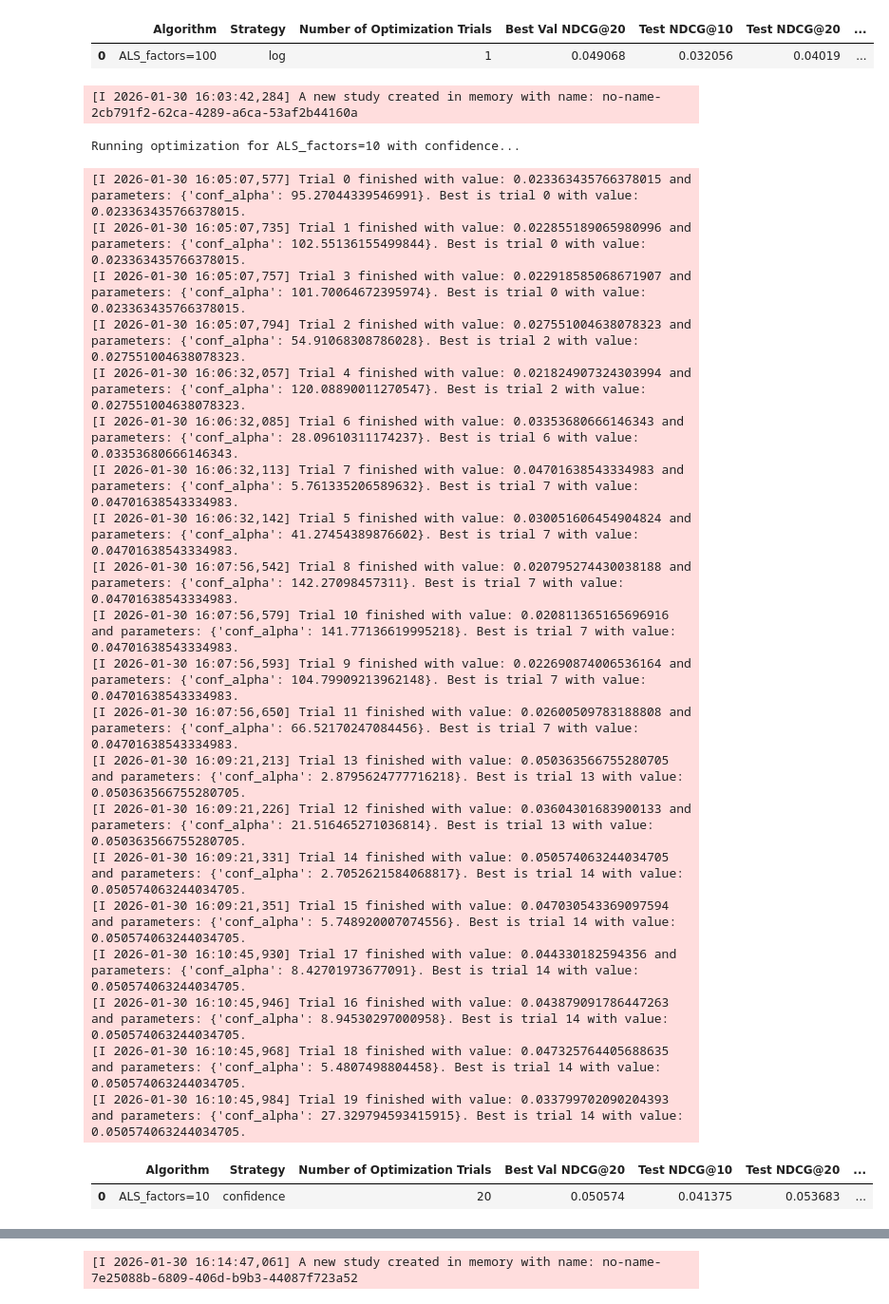
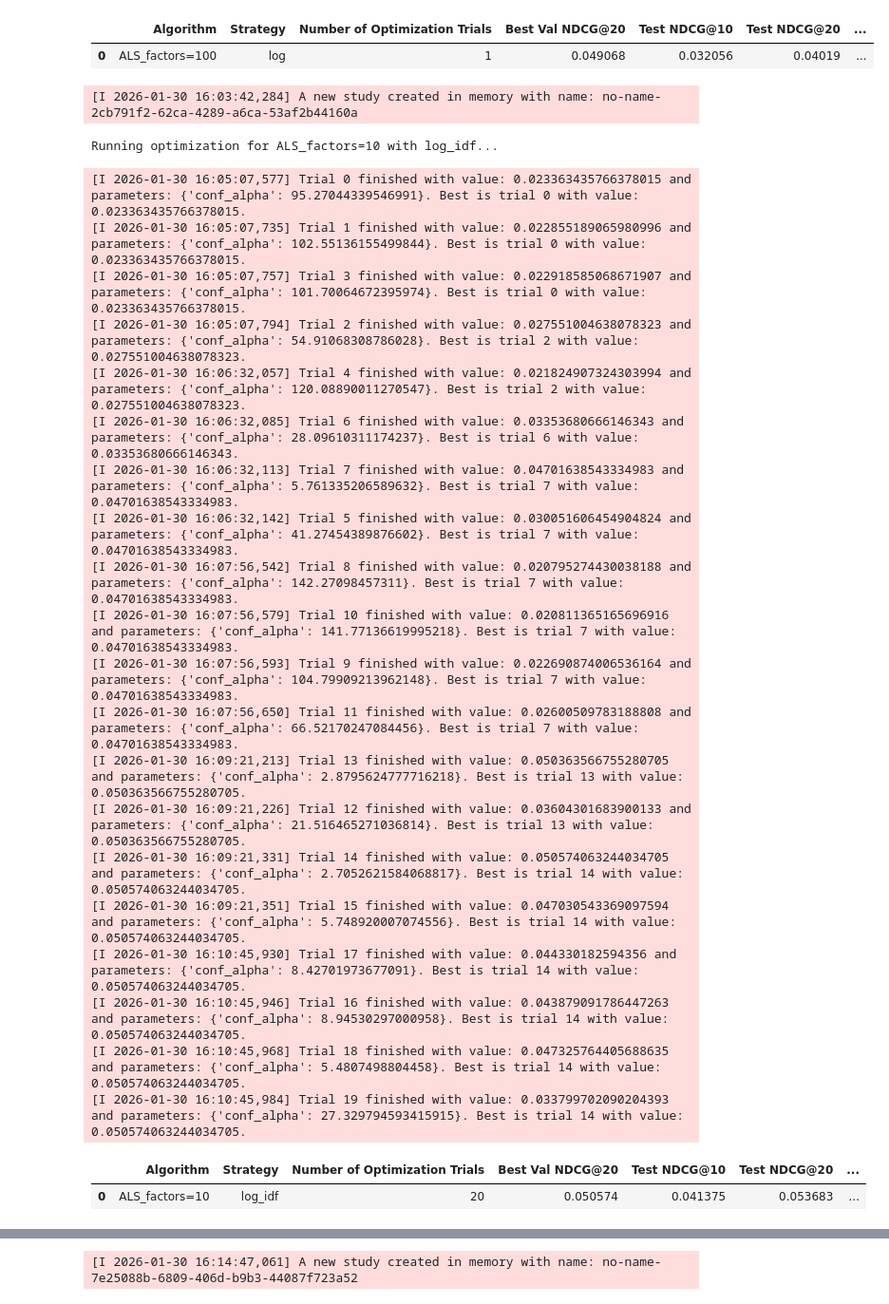
Before and after one commit to insanewarrior/rec-sys-research, a Jupyter notebook: weighting_is_fun/3_steam_als.ipynb, the cells around one changed output, grey strips where cells are left out. Shown at 95% size. Drawn from its saved outputs; the diff is of its cells as text; code cells hidden in the pictures.

```diff
--- a/weighting_is_fun/3_steam_als.ipynb
+++ b/weighting_is_fun/3_steam_als.ipynb
@@ -72,7 +72,7 @@ def run_hyperparameter_optimization(
         "bm25",
         "tfidf",
         "log",
-        "confidence",
+        "log_idf",
         "power",
         "normalized",
         "pmi",
@@ -96,8 +96,8 @@ def run_hyperparameter_optimization(
         weighted = matrix.copy()
         if strategy == "bm25":
             weighted = bm25_weight(weighted, K1=params.get("bm25_k1"), B=params.get("bm25_b"))
-        elif strategy == "confidence":
-            weighted = confidence_weight(weighted, alpha=params.get("conf_alpha"))
+        elif strategy == "log_idf":
+            weighted = log_idf_weight(weighted, alpha=params.get("conf_alpha"))
         elif strategy == "power":
             weighted = power_weight(weighted, p=params.get("power_p"))
         elif strategy == "tfidf":
@@ -124,7 +124,7 @@ def run_hyperparameter_optimization(
         if strategy == "bm25":
             params["bm25_k1"] = trial.suggest_float("bm25_k1", 0.1, 1000)
             params["bm25_b"] = trial.suggest_float("bm25_b", 0.0, 1.0)
-        elif strategy == "confidence":
+        elif strategy == "log_idf":
             params["conf_alpha"] = trial.suggest_float("conf_alpha", 1.0, 150.0)
         elif strategy == "power":
             params["power_p"] = trial.suggest_float("power_p", 0.1, 1.5)
@@ -148,7 +148,7 @@ def run_hyperparameter_optimization(
         return ranking_metrics_at_k(model, train_mat, val_mat, K=20, show_progress=False)['ndcg']
 
     # Optimize only if strategy has parameters
-    current_trials = n_trials if strategy in ["bm25", "confidence", "power", "robust_user_centric", "robust_user_centric_weight_v2", "sigmoid_propensity", "power_lift"] else 1
+    current_trials = n_trials if strategy in ["bm25", "log_idf", "power", "robust_user_centric", "robust_user_centric_weight_v2", "sigmoid_propensity", "power_lift"] else 1
     study = optuna.create_study(direction="maximize", sampler=optuna.samplers.TPESampler(seed=42))
     study.optimize(objective, n_trials=current_trials, n_jobs=-1)
 
@@ -295,30 +295,30 @@ Running optimization for ALS_factors=100 with log...
 |  | Algorithm | Strategy | Number of Optimization Trials | Best Val NDCG@20 | Test NDCG@10 | Test NDCG@20 | ... |
 | 0 | ALS_factors=100 | log | 1 | 0.049068 | 0.032056 | 0.04019 | ... |
 # %%
-run_hyperparameter_optimization(train_mat, val_mat, train_val_mat, test_mat, weighting_strategy="confidence", algorithm="ALS_factors=10", n_trials=20, output_dir=results_folder)
+run_hyperparameter_optimization(train_mat, val_mat, train_val_mat, test_mat, weighting_strategy="log_idf", algorithm="ALS_factors=10", n_trials=20, output_dir=results_folder)
 # %% [output]
 [I 2026-01-30 16:03:42,284] A new study created in memory with name: no-name-2cb791f2-62ca-4289-a6ca-53af2b44160a
-Running optimization for ALS_factors=10 with confidence...
+Running optimization for ALS_factors=10 with log_idf...
 [I 2026-01-30 16:05:07,577] Trial 0 finished with value: 0.023363435766378015 and parameters: {'conf_alpha': 95.27044339546991}. Best is trial 0 with value: 0.023363435766378015.
 [I 2026-01-30 16:05:07,735] Trial 1 finished with value: 0.022855189065980996 and parameters: {'conf_alpha': 102.55136155499844}. Best is trial 0 with value: 0.023363435766378015.
 [I 2026-01-30 16:05:07,757] Trial 3 finished with value: 0.022918585068671907 and parameters: {'conf_alpha': 101.70064672395974}. Best is trial 0 with value: 0.023363435766378015.
 [I 2026-01-30 16:05:07,794] Trial 2 finished with value: 0.027551004638078323 and parameters: {'conf_alpha': 54.91068308786028}. Best is trial 2 with value: 0.027551004638078323.
 [I 2026-01-30 16:06:32,057] Trial 4 finished with value: 0.021824907324303994 and parameters: {'conf_alpha': 120.08890011270547}. Best is trial 2 with value: 0.027551004638078323.
 [I 2026-01-30 16:06:32,085] Trial 6 finished with value: 0.03353680666146343 and parameters: {'conf_alpha': 28.09610311174237}. Best is trial 6 with value: 0.03353680666146343.
 [I 2026-01-30 16:06:32,113] Trial 7 finished with value: 0.04701638543334983 and parameters: {'conf_alpha': 5.761335206589632}. Best is trial 7 with value: 0.04701638543334983.
 [I 2026-01-30 16:06:32,142] Trial 5 finished with value: 0.030051606454904824 and parameters: {'conf_alpha': 41.27454389876602}. Best is trial 7 with value: 0.04701638543334983.
 [I 2026-01-30 16:07:56,542] Trial 8 finished with value: 0.020795274430038188 and parameters: {'conf_alpha': 142.27098457311}. Best is trial 7 with value: 0.04701638543334983.
 [I 2026-01-30 16:07:56,579] Trial 10 finished with value: 0.020811365165696916 and parameters: {'conf_alpha': 141.77136619995218}. Best is trial 7 with value: 0.04701638543334983.
 [I 2026-01-30 16:07:56,593] Trial 9 finished with value: 0.022690874006536164 and parameters: {'conf_alpha': 104.79909213962148}. Best is trial 7 with value: 0.04701638543334983.
 [I 2026-01-30 16:07:56,650] Trial 11 finished with value: 0.02600509783188808 and parameters: {'conf_alpha': 66.52170247084456}. Best is trial 7 with value: 0.04701638543334983.
 [I 2026-01-30 16:09:21,213] Trial 13 finished with value: 0.050363566755280705 and parameters: {'conf_alpha': 2.8795624777716218}. Best is trial 13 with value: 0.050363566755280705.
 [I 2026-01-30 16:09:21,226] Trial 12 finished with value: 0.03604301683900133 and parameters: {'conf_alpha': 21.516465271036814}. Best is trial 13 with value: 0.050363566755280705.
 [I 2026-01-30 16:09:21,331] Trial 14 finished with value: 0.050574063244034705 and parameters: {'conf_alpha': 2.7052621584068817}. Best is trial 14 with value: 0.050574063244034705.
 [I 2026-01-30 16:09:21,351] Trial 15 finished with value: 0.047030543369097594 and parameters: {'conf_alpha': 5.748920007074556}. Best is trial 14 with value: 0.050574063244034705.
 [I 2026-01-30 16:10:45,930] Trial 17 finished with value: 0.044330182594356 and parameters: {'conf_alpha': 8.42701973677091}. Best is trial 14 with value: 0.050574063244034705.
 [I 2026-01-30 16:10:45,946] Trial 16 finished with value: 0.043879091786447263 and parameters: {'conf_alpha': 8.94530297000958}. Best is trial 14 with value: 0.050574063244034705.
 [I 2026-01-30 16:10:45,968] Trial 18 finished with value: 0.047325764405688635 and parameters: {'conf_alpha': 5.4807498804458}. Best is trial 14 with value: 0.050574063244034705.
 [I 2026-01-30 16:10:45,984] Trial 19 finished with value: 0.033799702090204393 and parameters: {'conf_alpha': 27.329794593415915}. Best is trial 14 with value: 0.050574063244034705.
 |  | Algorithm | Strategy | Number of Optimization Trials | Best Val NDCG@20 | Test NDCG@10 | Test NDCG@20 | ... |
-| 0 | ALS_factors=10 | confidence | 20 | 0.050574 | 0.041375 | 0.053683 | ... |
+| 0 | ALS_factors=10 | log_idf | 20 | 0.050574 | 0.041375 | 0.053683 | ... |
 # %%
```
Also changed, not shown: parts of 3 cells of this notebook, 41 other files.
